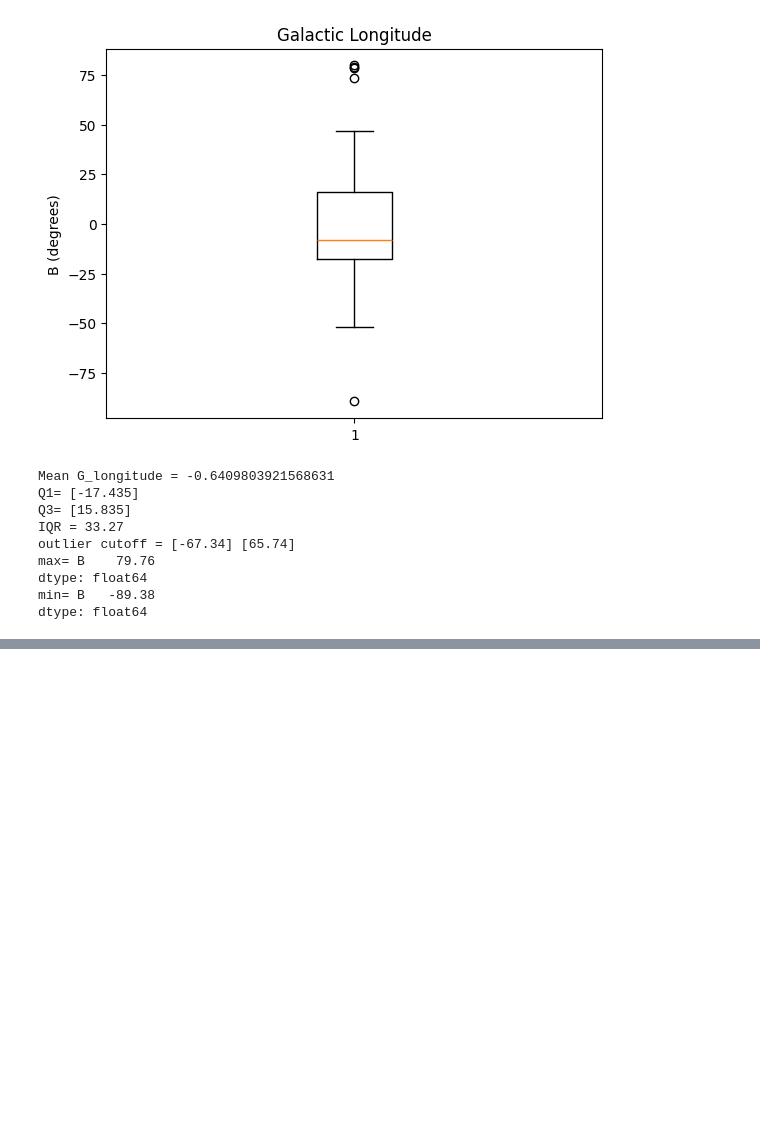
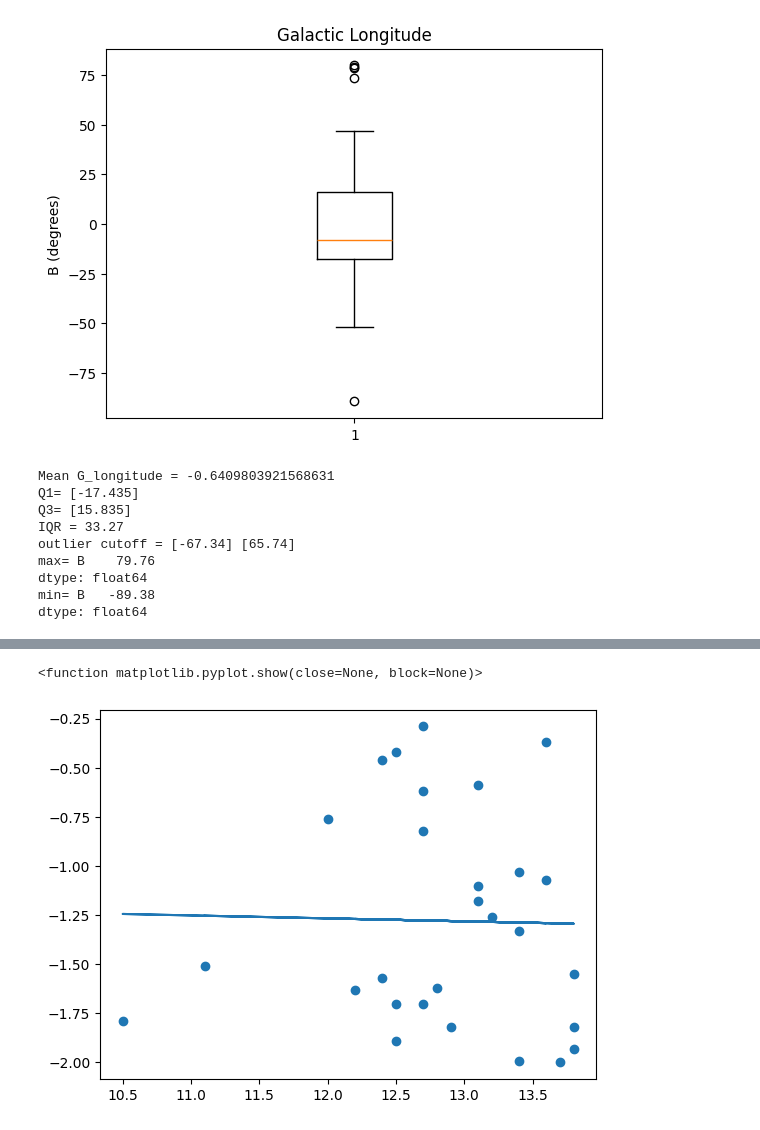
Before and after one commit to matilda-2116/3116_assignment_AshtonMatildaVix, a Jupyter notebook: Krause21.ipynb, the cells around one changed output, grey strips where cells are left out. Cells and saved outputs as stored; diff of their text form; code cells hidden in the pictures; blank space fills up the shorter version.

```diff
--- a/Krause21.ipynb
+++ b/Krause21.ipynb
@@ -229,0 +268,13 @@ dtype: float64
+# %%
+# I would like to fit a line of best fit within the
+
+non_accreted = mdf[(mdf['R_gc'] < 5) | ((mdf['Z'] > -3) & (mdf['Z'] < 3) & (mdf['R_gc'] > 5) & (mdf['R_gc'] < 11))]
+print(non_accreted)
+m, b = np.polyfit(non_accreted['Age_x'], non_accreted['FeH_y'], 1)
+line_metal = m*non_accreted['Age_x'] + b
+plt.scatter(non_accreted['Age_x'], non_accreted['FeH_y'])
+plt.plot(non_accreted['Age_x'], line_metal)
+plt.show
+
+#numpy.polyfit(x, y, 1)
+# %% [output]
@@ -229,0 +298,2 @@ dtype: float64
+<function matplotlib.pyplot.show(close=None, block=None)>
+[figure, added]
```
Also changed, not shown: parts of 6 cells of this notebook.
